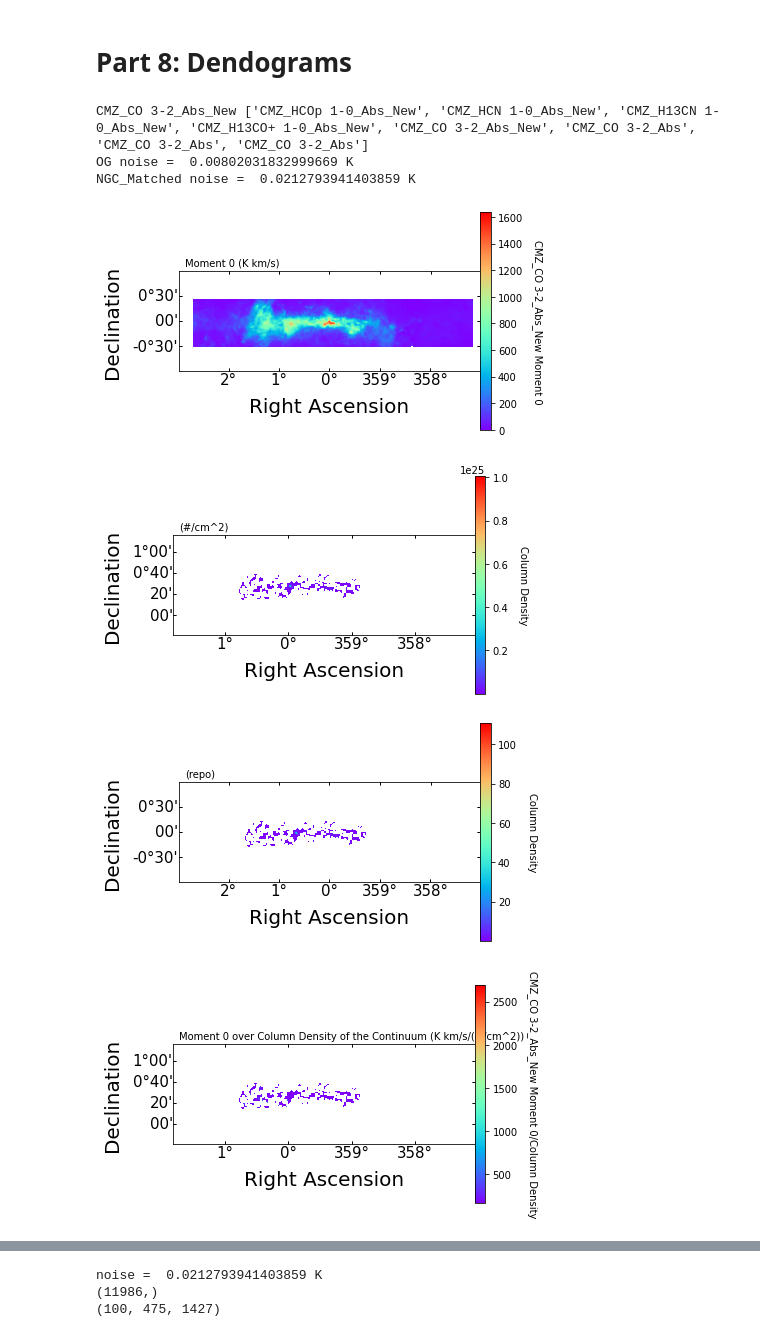
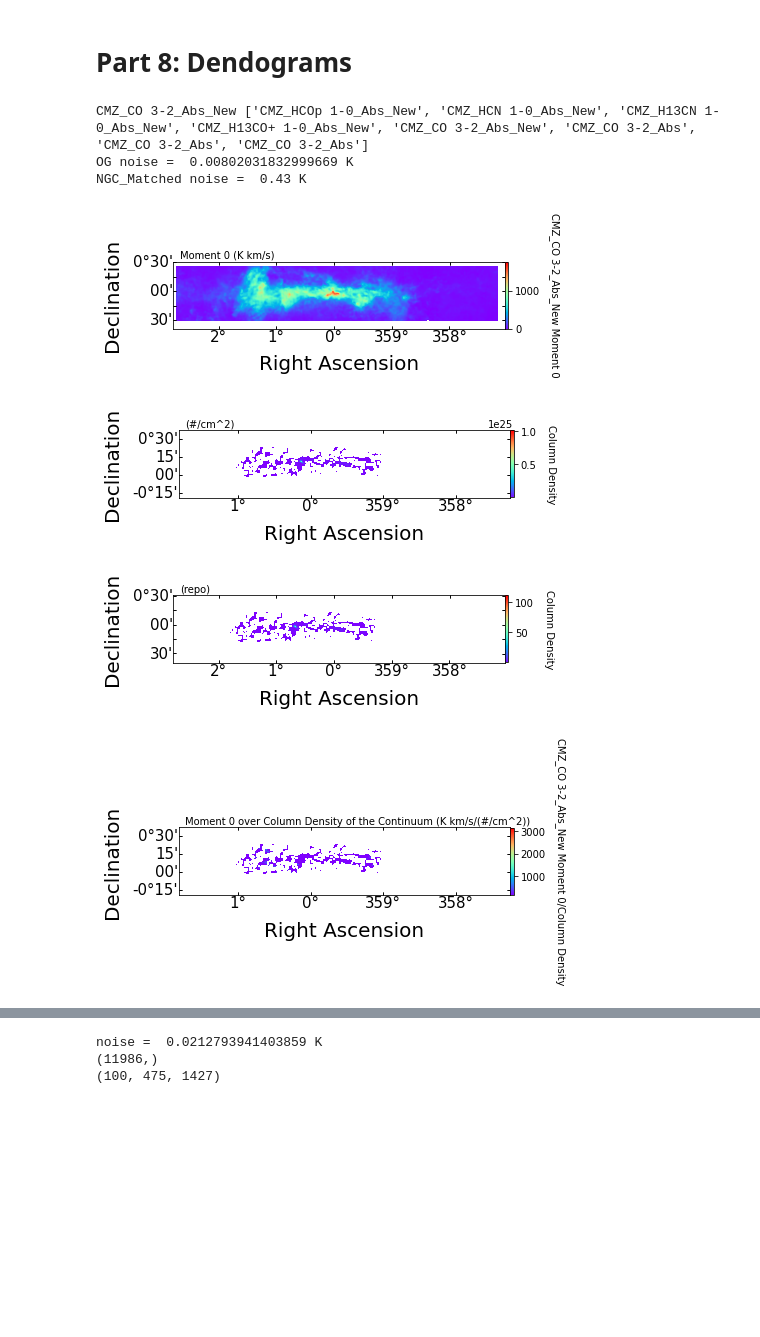
Before and after one commit to Nearby-Galaxies-Lab/-Ben-CMZ-and-NGC253-Notebooks-and-papers, a Jupyter notebook: CMZ CO 3-2 Noise Analysis.ipynb, the cells around one changed output, grey strips where cells are left out. Saved outputs shown, nothing was run; the diff lists cells and outputs as text; code cells hidden in the pictures; blank space fills up the shorter version.

```diff
--- a/CMZ CO 3-2 Noise Analysis.ipynb
+++ b/CMZ CO 3-2 Noise Analysis.ipynb
@@ -263,7 +294,7 @@ def Crop(cube,WCS,Np1,Np2,BadVel,D2):
 #
 #
 Num=4
-Ram_Limiter=.5#What percent of the cube my ram can handle
+Ram_Limiter=1#What percent of the cube my ram can handle
 #NGCCO32_Noise = 0.115*u.K
 NGCCO32_Noise=0.6411655169449448*u.K
 
@@ -290,20 +321,20 @@ path ="CMZ_CO_3_2_355_005_New.fits"#"Noise_Matched_"+'CMZ_CO_3_2_358_002.fits'
 
 #path ='CMZ_CO_3_2_355_005_New.fits'
 pathog='CMZ_CO_3_2_355_005_New.fits'
-pathCont = 'CMZ_Continuum_Splice.fits'
+pathCont = '4.3pc_beam_CMZ_850um_Cont_140x800pc.fits'#'CMZ_Continuum_Splice.fits'
 
 
 
 pathog="CMZ_Spliced_Reprojected_Whole_HCOp_10.fits"#With Gauss
 
-pathCont = 'CMZ_Continuum_Splice.fits'
+pathCont = '4.3pc_beam_CMZ_850um_Cont_140x800pc.fits'#'CMZ_Continuum_Splice.fits'
 
 
 #Make subcube
 
 Qp = SpectralCube.read(path).with_spectral_unit(u.km/u.s,velocity_convention="radio")
 Qp.allow_huge_operations=True
-Qp = Qp[:,:,:]#Get rid of the excess nan parts
+Qp = Qp[6:191,80:360,50:1420]#Get rid of the excess nan parts
 Q = Qp.to(u.K)#Jy to Kelvin
 sc = Q.unmasked_copy()
 scW = sc.wcs[:][:][0]
@@ -325,7 +356,7 @@ mog = (np.nanstd(scog.hdu.data[0,:,:])) #Noise K
 Non_nan=((sc.hdu.data[0,:,:]>0)  | (sc.hdu.data[0,:,:]<0 ))
 
 m = (np.nanstd(sc.hdu.data[0,:,:],where= Non_nan)) #Noise K
-
+m=.43
 
 print("OG noise = ",mog,"K")
 print("NGC_Matched noise = ",m,"K")
@@ -380,7 +411,7 @@ rmU = np.array(rmU /(u.K*u.km/u.s)/u.cm**2*10**22,dtype='float64')#Now remove th
 
 ######ratio
 
-bp = np.where(cSD<=.1*10**22/u.cm**2)
+bp = np.where(cSD<=.01*10**22/u.cm**2)
 bp2 = np.where( moment_0_sub.hdu.data < .22)
 Continuum_Data[bp] = np.nan
 
@@ -388,37 +419,37 @@ cSD[bp]=np.nan
 rmU[bp]=np.nan
 rmU[bp2]=np.nan
 
 Make_Plot("Column Density","(#/cm^2)",cSD,float(np.nanmin(cSD*u.cm**2)),float(np.nanmax(cSD*u.cm**2)),scCont.wcs,1,1,1,True)
 
 Make_Plot("Column Density","(repo)",scContW.hdu.data,float(np.nanmin(scContW.hdu.data)),float(np.nanmax(scContW.hdu.data)),scContW.wcs,1,1,1,True)
 
 
 Make_Plot((Name+" Moment 0/Column Density"),"Moment 0 over Column Density of the Continuum (K km/s/(#/cm^2))",rmU,np.nanmean(rmU)*.5,abs(np.nanmean(rmU))*8,scCont.wcs,1,1,1,True)
 
 
 
 
 
 #Calculate many dendrograms
-for lmi in range(5):
+for lmi in range(1,5):
     print("dend number",lmi)
     #Range from min SNR of 3 to 8, and keep the delta/snr ratio at 1/5
-    d = astrodendro.Dendrogram.compute(datn,min_delta=m*(1+lmi),min_value=m*(5+lmi*5),min_npix=beam_area_ratio.value) #The main culprit
+    d = astrodendro.Dendrogram.compute(datn,min_delta=m*(3/5+lmi/5),min_value=m*(3+lmi),min_npix=beam_area_ratio.value*3) #The main culprit
     print(np.shape(d))
     print(np.shape(datn))
     dName = Name+"Dendrogram_Gauss_SNR_"+str((3+lmi))+".fits"
     #Had to change astropy so overwrite is always true
     d.save_to(dName)
 
     #d = astrodendro.Dendrogram.compute(datn,min_delta=m,min_value=m*5,min_npix=beam_area_ratio.value) #The main culprit
     #d = astrodendro.Dendrogram.compute(datn,min_delta=m,min_value=m*5,min_npix=beam_area_ratio.value*3) #The main culprit
 
 print("done")
 # %% [output]
 CMZ_CO 3-2_Abs_New ['CMZ_HCOp 1-0_Abs_New', 'CMZ_HCN 1-0_Abs_New', 'CMZ_H13CN 1-0_Abs_New', 'CMZ_H13CO+ 1-0_Abs_New', 'CMZ_CO 3-2_Abs_New', 'CMZ_CO 3-2_Abs', 'CMZ_CO 3-2_Abs', 'CMZ_CO 3-2_Abs']
 OG noise =  0.00802031832999669 K
-NGC_Matched noise =  0.0212793941403859 K
+NGC_Matched noise =  0.43 K
-[figure, old version]
+[figure, new version]
-[figure, old version]
+[figure, new version]
-[figure, old version]
+[figure, new version]
-[figure, old version]
+[figure, new version]
```
Also changed, not shown: parts of 4 cells of this notebook, 26 other files.
